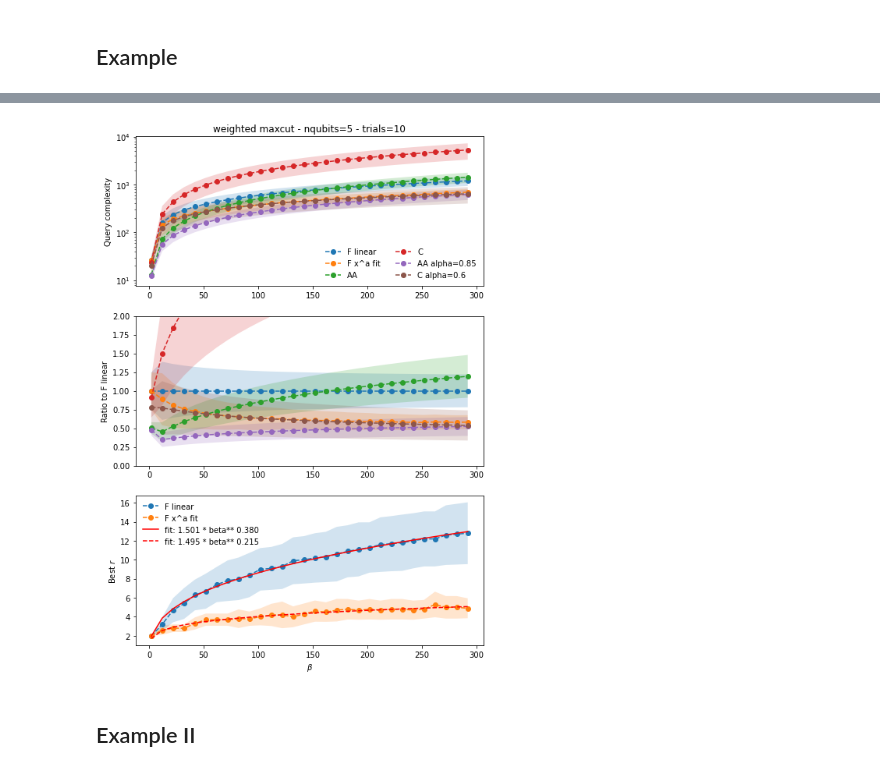
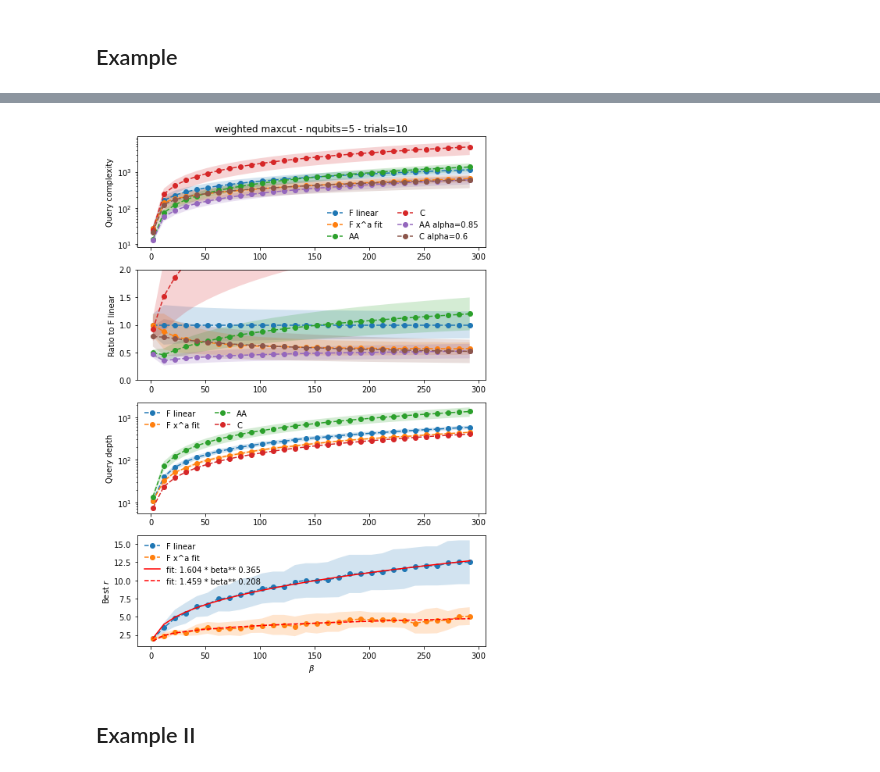
Before and after one commit to scarrazza/QITE, a Jupyter notebook: crosscheck.ipynb, the cells around one changed output, grey strips where cells are left out. Drawn from its saved outputs; the diff is of its cells as text; code cells hidden in the pictures.

Commit message:
adding query depth

```diff
--- a/crosscheck.ipynb
+++ b/crosscheck.ipynb
@@ -102,7 +102,7 @@ class FragmentedQuITE:
                         method, bounds=bounds, options=options, constraints=con1)
         return m
 
-    def compute_query(self, params, schedule, r, b):
+    def compute_query(self, params, schedule, r, b, query_depth=False):
         """Compute query optimization."""
         beta = np.array([ b * schedule(step/r, params) for step in range(1, r+1)])
 
@@ -114,11 +114,15 @@ class FragmentedQuITE:
         # k > 0
         DeltaBeta = np.diff(beta)
         for k in range(r-1):
-            PsucBk = self.Psuc(beta[k])
+            PsucBk = 1
+            if not query_depth:
+                PsucBk = self.Psuc(beta[k])
             eps_prime = self.eps / 4.0**(r-(k+1)) * np.sqrt(PsucBr/PsucBk)
             Sigma += PsucBk * self.query(DeltaBeta[k], eps=eps_prime, deltal=1)
 
-        Psbeta = self.Psuc(beta[r-1])
+        Psbeta = 1
+        if not query_depth:
+            Psbeta = self.Psuc(beta[r-1])
         return 1/Psbeta * Sigma
 
     def Psuc(self, beta):
@@ -157,13 +161,16 @@ alpha_c = 0.6
 alpha_ampl = 0.85
 beta_range = range(2, beta_max+1, 10)
 qref = np.zeros(shape=(len(beta_range),ntrials))
+qref_depth = np.zeros(shape=(len(beta_range),ntrials))
 qampl = np.zeros(shape=(len(beta_range),ntrials))
 qampl_alpha = np.zeros(shape=(len(beta_range),ntrials))
 qc = np.zeros(shape=(len(beta_range),ntrials))
 qc_alpha = np.zeros(shape=(len(beta_range),ntrials))
+qc_depth = np.zeros(shape=(len(beta_range),ntrials))
 bestr = np.zeros(shape=(len(beta_range), ntrials))
 bestr_opt = np.zeros(shape=(len(beta_range), ntrials))
 qopt = np.zeros(shape=(len(beta_range),ntrials))
+qopt_depth = np.zeros(shape=(len(beta_range),ntrials))
 parameters = np.zeros(shape=(len(beta_range), ntrials, npol))
 
 
@@ -176,6 +183,7 @@ for nt in range(ntrials):
         qampl[ii][nt] =  model.Qampl(beta)
         qampl_alpha[ii][nt] = model.Qampl(beta, alpha=alpha_ampl)
         qc[ii][nt] = model.Q(beta)
+        qc_depth[ii][nt] = model.Psuc(beta)*qc[ii][nt]
         qc_alpha[ii][nt] = model.Q(beta, alpha=alpha_c)
 
         values = []
@@ -185,6 +193,8 @@ for nt in range(ntrials):
             print(f'trial={nt}, beta={beta}, r={r}, reference={reference}')
 
         qref[ii][nt] = np.min(values)
+        qref_depth[ii][nt] = model.compute_query(params=None, schedule=lambda t, _: t,
+                                                 r=r_range[np.argmin(values)], b=beta, query_depth=True)
         bestr[ii][nt] = r_range[np.argmin(values)]
         if bestr[ii][nt] == r_range[-1]:
             raise RuntimeError('Increase r_range max value.')
@@ -204,6 +214,8 @@ for nt in range(ntrials):
             print(f'trial={nt}, beta={beta}, r={r}, opt result={result.fun}, param={result.x} success={result.success}')
 
         qopt[ii][nt] = np.min(values2)
+        qopt_depth[ii][nt] = model.compute_query(params=params2[np.argmin(values2)], schedule=myschedule,
+                                                r=r_range[np.argmin(values2)], b=beta, query_depth=True)
         bestr_opt[ii][nt] = r_range[np.argmin(values2)]
         parameters[ii][nt] = params2[np.argmin(values2)]
         if bestr_opt[ii][nt] == r_range[-1]:
@@ -259,7 +261,7 @@ def plot_band(axs, x, cv, std, label=None):
     axs.plot(x, cv, 'o--',label=label)
     axs.fill_between(x, cv-std, cv+std, alpha=0.2)
 
-fig, axs = plt.subplots(3, figsize=(8,12))
+fig, axs = plt.subplots(4, figsize=(8,12))
 axs[0].set_title('weighted maxcut - nqubits=%d - trials=%d' % (nqubits, ntrials))
 plot_band(axs[0], beta_range, np.mean(qref, axis=1), np.std(qref, axis=1), label='F linear')
 plot_band(axs[0], beta_range, np.nanmean(qopt, axis=1), np.nanstd(qopt, axis=1), label='F x^a fit')
@@ -271,41 +273,51 @@ plot_band(axs[0], beta_range, np.mean(qc_alpha, axis=1), np.std(qc_alpha, axis=1
 
 axs[0].set_yscale('log')
 axs[0].legend(frameon=False, ncol=2)
 axs[0].set_ylabel('Query complexity')
 
 plot_band(axs[1], beta_range, np.mean(qref, axis=1)/np.mean(qref, axis=1), np.std(qref, axis=1)/np.mean(qref, axis=1))
 plot_band(axs[1], beta_range, np.nanmean(qopt, axis=1)/np.mean(qref, axis=1), np.nanstd(qopt, axis=1)/np.mean(qref, axis=1))
 
 plot_band(axs[1], beta_range, np.mean(qampl, axis=1)/np.mean(qref, axis=1), np.std(qampl, axis=1)/np.mean(qref, axis=1))
 plot_band(axs[1], beta_range, np.mean(qc, axis=1)/np.mean(qref, axis=1), np.std(qc, axis=1)/np.mean(qref, axis=1))
 
 plot_band(axs[1], beta_range, np.mean(qampl_alpha, axis=1)/np.mean(qref, axis=1), np.std(qampl_alpha, axis=1)/np.mean(qref, axis=1))
 plot_band(axs[1], beta_range, np.mean(qc_alpha, axis=1)/np.mean(qref, axis=1), np.std(qc_alpha, axis=1)/np.mean(qref, axis=1))
 
 axs[1].set_ylim([0,2])
-axs[2].set_xlabel(r'$\beta$')
 axs[1].set_ylabel('Ratio to F linear');
 
-axs[2].set_ylabel('Best $r$')
-plot_band(axs[2], beta_range, np.mean(bestr, axis=1), np.std(bestr, axis=1), label='F linear')
-plot_band(axs[2], beta_range, np.mean(bestr_opt, axis=1), np.std(bestr_opt, axis=1), 'F x^a fit')
+axs[2].set_ylabel('Query depth');
+axs[2].set_yscale('log')
+
+plot_band(axs[2], beta_range, np.mean(qref_depth, axis=1), np.std(qref_depth, axis=1), label='F linear')
+plot_band(axs[2], beta_range, np.nanmean(qopt_depth, axis=1), np.nanstd(qopt_depth, axis=1), label='F x^a fit')
+plot_band(axs[2], beta_range, np.mean(qampl, axis=1), np.std(qampl, axis=1), label='AA')
+plot_band(axs[2], beta_range, np.mean(qc_depth, axis=1), np.std(qc_depth, axis=1), label='C')
+
+axs[2].legend(frameon=False, ncol=2)
+
+axs[3].set_xlabel(r'$\beta$')
+axs[3].set_ylabel('Best $r$')
+plot_band(axs[3], beta_range, np.mean(bestr, axis=1), np.std(bestr, axis=1), label='F linear')
+plot_band(axs[3], beta_range, np.mean(bestr_opt, axis=1), np.std(bestr_opt, axis=1), 'F x^a fit')
 
 def func(x, a, b):
     #return a * np.log(np.abs(b) * x) + c
     return a * x ** b
 
 popt, pcov = curve_fit(func, beta_range, np.mean(bestr, axis=1))
-axs[2].plot(beta_range, func(beta_range, *popt), 'r-',
+axs[3].plot(beta_range, func(beta_range, *popt), 'r-',
         label='fit: %5.3f * beta** %5.3f' % tuple(popt))
 
 popt, pcov = curve_fit(func, beta_range, np.mean(bestr_opt, axis=1))
-axs[2].plot(beta_range, func(beta_range, *popt), 'r--',
+axs[3].plot(beta_range, func(beta_range, *popt), 'r--',
         label='fit: %5.3f * beta** %5.3f' % tuple(popt))
-axs[2].legend(loc='upper left', frameon=False)
+axs[3].legend(loc='upper left', frameon=False)
 
 plt.savefig('weighted_maxcut_nqubits_%d.png' % (nqubits), bbox_inches='tight')
 # %% [output]
-[figure, old version]
+[figure, new version]
 # %%
 # plot
 xx = np.linspace(0,1,50)
```
Also changed, not shown: parts of 1 cell of this notebook.
